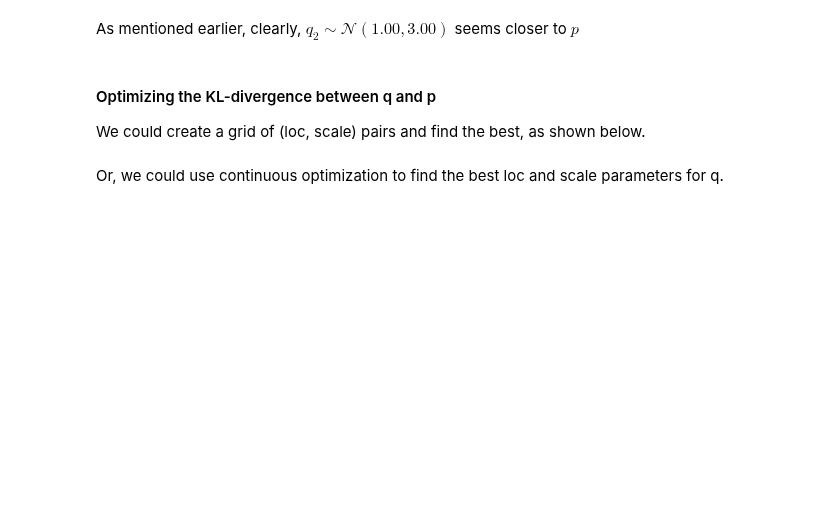
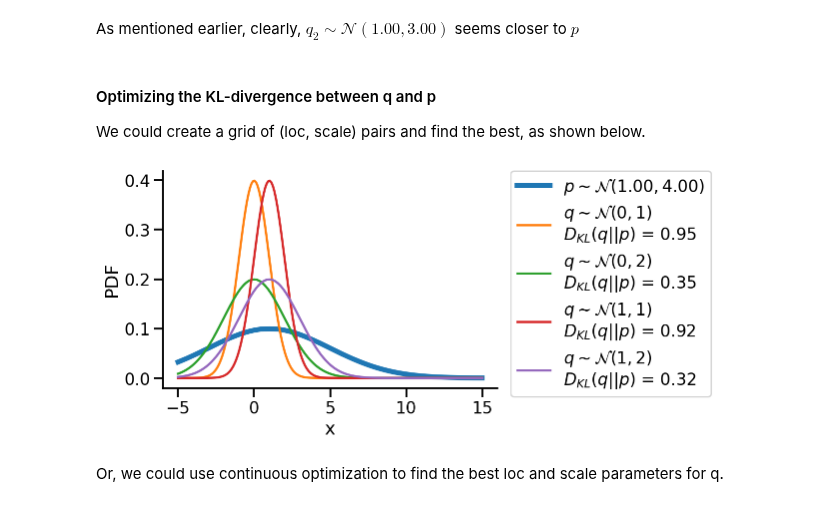
Before and after one commit to nipunbatra/blog-old, a Jupyter notebook: _notebooks/2022-01-29-kl-divergence.ipynb, the cells around one changed output. Saved outputs shown, nothing was run; the diff lists cells and outputs as text; code cells hidden in the pictures; blank space fills up the shorter version.

```diff
--- a/_notebooks/2022-01-29-kl-divergence.ipynb
+++ b/_notebooks/2022-01-29-kl-divergence.ipynb
@@ -114,17 +118,19 @@ We could create a grid of (loc, scale) pairs and find the best, as shown below.
 # %%
 plt.plot(z_values, prob_values_p, label=r'$p\sim\mathcal{N}(1.00, 4.00)$', lw=5)
 
 
 for loc in [0, 1]:
     for scale in [1, 2]:
         q_d = q[(loc, scale)]
-        kl_d = tfd.kl_divergence(q[(loc, scale)], true_posterior)
+        kl_d = tfd.kl_divergence(q[(loc, scale)], p)
         plt.plot(z_values, q_d.prob(z_values), label = fr'$q\sim\mathcal{{N}}({loc}, {scale})$'
                  +'\n'+rf'$D_{{KL}}(q||p)$ = {kl_d:0.2f}')
 plt.legend(bbox_to_anchor=(1.04,1), borderaxespad=0)
 plt.xlabel("x")
 plt.ylabel("PDF")
 sns.despine()
+# %% [output]
+[figure, added]
 # %% [markdown]
 Or, we could use continuous optimization to find the best loc and scale parameters for q.
 # %%
```
Also changed, not shown: parts of 12 cells of this notebook, 2 other files.
